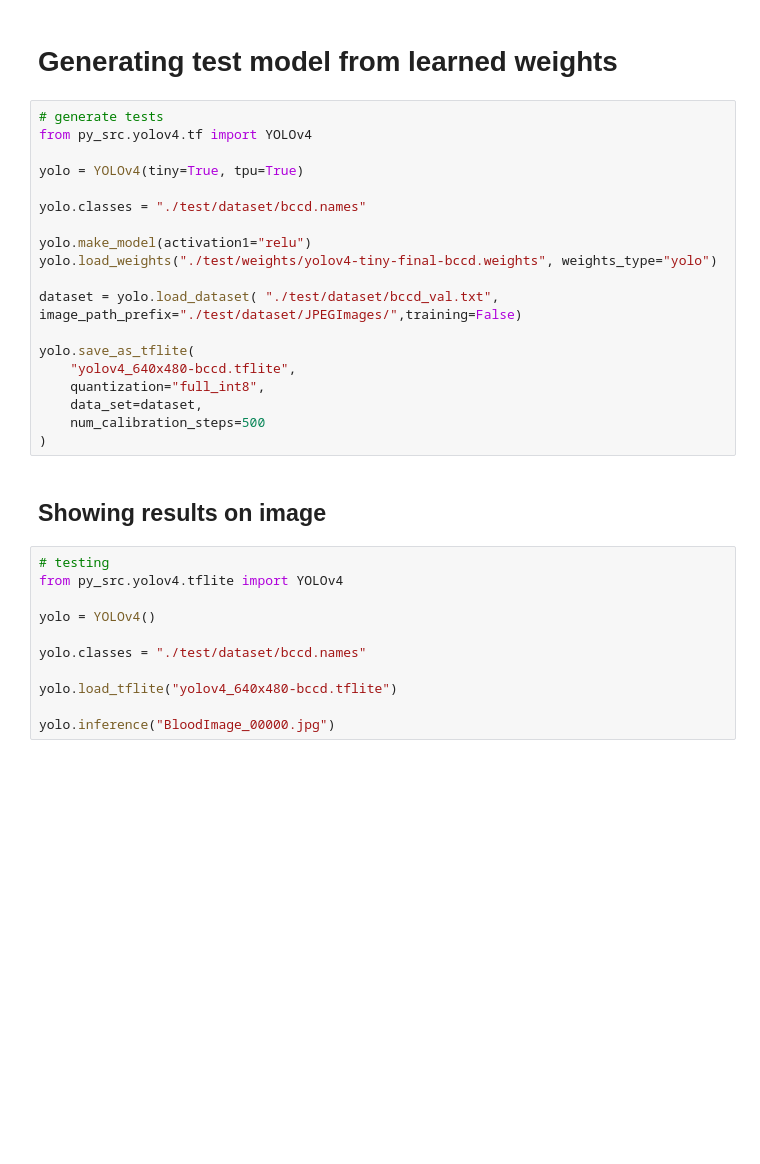
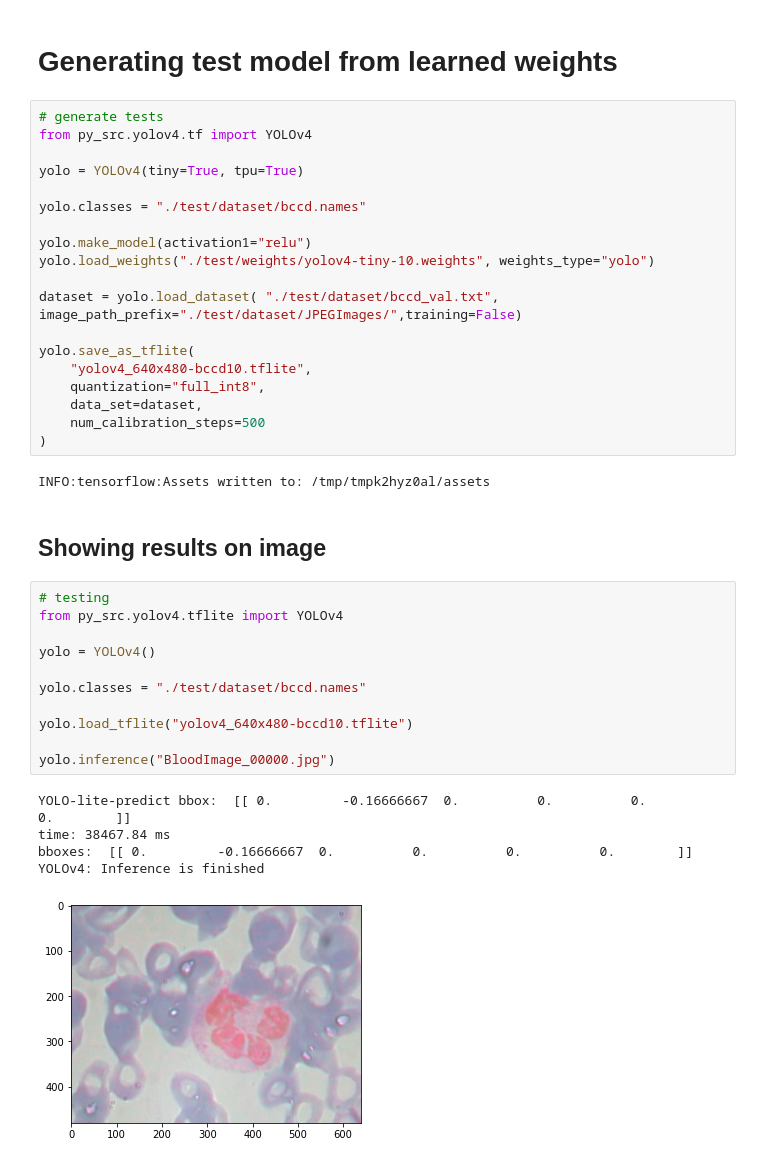
Before and after one commit to AlicjaA/aa-yolo, a Jupyter notebook: BCCD_yolov4.ipynb, the cells around one changed output. Cells and saved outputs as stored; diff of their text form; blank space fills up the shorter version.

```diff
--- a/BCCD_yolov4.ipynb
+++ b/BCCD_yolov4.ipynb
@@ -197,26 +198,34 @@ yolo = YOLOv4(tiny=True, tpu=True)
 yolo.classes = "./test/dataset/bccd.names"
 
 yolo.make_model(activation1="relu")
-yolo.load_weights("./test/weights/yolov4-tiny-final-bccd.weights", weights_type="yolo")
+yolo.load_weights("./test/weights/yolov4-tiny-10.weights", weights_type="yolo")
 
 dataset = yolo.load_dataset( "./test/dataset/bccd_val.txt", image_path_prefix="./test/dataset/JPEGImages/",training=False)
 
 yolo.save_as_tflite(
-    "yolov4_640x480-bccd.tflite",
+    "yolov4_640x480-bccd10.tflite",
     quantization="full_int8",
     data_set=dataset,
     num_calibration_steps=500
 )
+# %% [output]
+INFO:tensorflow:Assets written to: /tmp/tmpk2hyz0al/assets
 # %% [markdown]
 ## Showing results on image
 # %%
 # testing
 from py_src.yolov4.tflite import YOLOv4
 
 yolo = YOLOv4()
 
 yolo.classes = "./test/dataset/bccd.names"
 
-yolo.load_tflite("yolov4_640x480-bccd.tflite")
+yolo.load_tflite("yolov4_640x480-bccd10.tflite")
 
 yolo.inference("BloodImage_00000.jpg")
+# %% [output]
+YOLO-lite-predict bbox:  [[ 0.         -0.16666667  0.          0.          0.          0.        ]]
+time: 38467.84 ms
+bboxes:  [[ 0.         -0.16666667  0.          0.          0.          0.        ]]
+YOLOv4: Inference is finished
+[figure, added]
```
Also changed, not shown: parts of 1 cell of this notebook, 22 other files.
